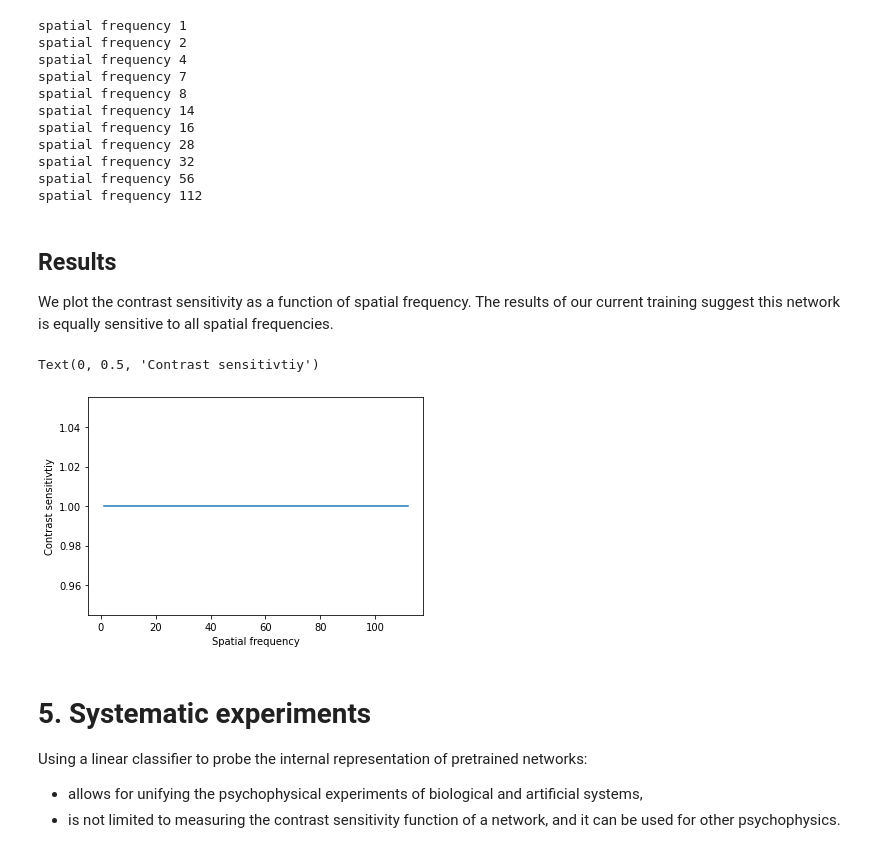
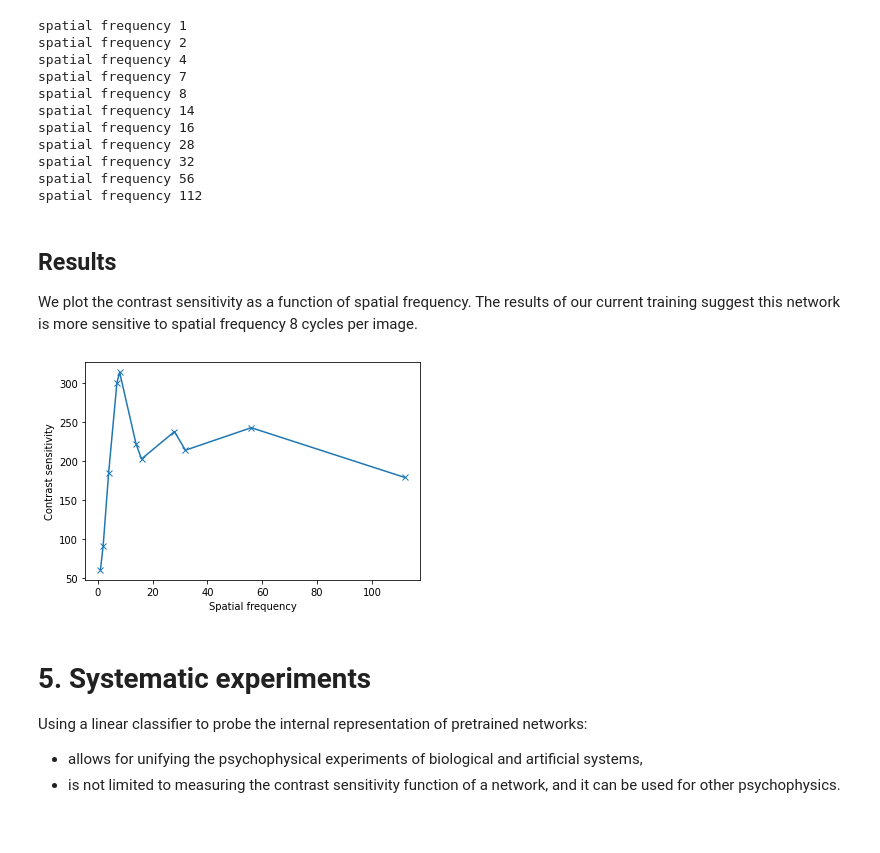
Before and after one commit to ArashAkbarinia/mbb, a Jupyter notebook: notebooks/linear_classifier_probe.ipynb, the cells around one changed output. Saved outputs shown, nothing was run; the diff lists cells and outputs as text; code cells hidden in the pictures.

```diff
--- a/notebooks/linear_classifier_probe.ipynb
+++ b/notebooks/linear_classifier_probe.ipynb
@@ -298,27 +314,25 @@ class LinearProbe(torch.nn.Module):
 
         if pretrained is None:
             pretrained = models.resnet50(weights=models.ResNet50_Weights.IMAGENET1K_V1).to(device)
-            pretrained = torch.nn.Sequential(*list(pretrained.children())[:5])
+            pretrained = torch.nn.Sequential(*list(pretrained.children())[:6])
+            pretrained.eval()
 
         self.feature_extractor = pretrained
         for p in self.feature_extractor.parameters():
             p.requires_grad = False
 
-        self.pool = torch.nn.AdaptiveAvgPool2d((1, 1))
-        feature_size = 256
-        self.fc = torch.nn.Linear(2 * feature_size, 1)
+        feature_size = 512 * 28 * 28
+        self.fc = torch.nn.Linear(2 * feature_size, 2)
 
     def forward(self, x1, x2):
         x1 = self.feature_extractor(x1)
-        x1 = self.pool(x1)
         x1 = torch.flatten(x1, start_dim=1)
 
         x2 = self.feature_extractor(x2)
-        x2 = self.pool(x2)
         x2 = torch.flatten(x2, start_dim=1)
 
         x = torch.cat([x1, x2], dim=1)
-        return self.fc(x).squeeze()
+        return self.fc(x)
 # %% [markdown]
 # 3. Training
 # %%
@@ -372,7 +399,7 @@ optimizer = torch.optim.SGD(
 )
 
 # doing epoch
-criterion = torch.nn.BCEWithLogitsLoss().to(device)
+criterion = torch.nn.CrossEntropyLoss().to(device)
 epochs = 10
 initial_epoch = 0
 train_logs = {'acc': [], 'loss': []}
@@ -433,11 +460,10 @@ def _sensitivity_sf(model, sf):
     """Computing the psychometric function for given spatial frequency."""
     low = 0
     high = 1
-    mid = (low +  high) / 2
+    mid = (low + high) / 2
 
     res_sf = []
     attempt_i = 0
-    psf = {'acc': [], 'contrast': []}
 
     # th=0.749 because test samples are 16, 12 correct equals 0.75 and test stops
     th = 0.749
@@ -448,9 +474,7 @@ def _sensitivity_sf(model, sf):
         )
 
         val_log = epoch_loop(model, db_loader, criterion, None)
-        accuracy = np.mean(val_log[0])
-        psf['acc'].append(accuracy)
-        psf['contrast'].append(int(mid * 1000))
+        accuracy = np.mean(val_log[0]) / 100
         res_sf.append(np.array([sf, accuracy, mid]))
         new_low, new_mid, new_high = midpoint(accuracy, low, mid, high, th=th)
         if new_mid is None or attempt_i == 20:
@@ -458,7 +482,7 @@ def _sensitivity_sf(model, sf):
         else:
             low, mid, high = new_low, new_mid, new_high
         attempt_i += 1
-    return psf, res_sf
+    return res_sf
 # %%
 # spatial frequencies
 sfs = [i for i in range(1, int(target_size / 2) + 1) if target_size % i == 0]
@@ -466,7 +490,7 @@ sfs = [i for i in range(1, int(target_size / 2) + 1) if target_size % i == 0]
 sensitivities = []
 for i in range(len(sfs)):
     print('spatial frequency', sfs[i])
-    psf_i, res_i = _sensitivity_sf(linear_probe, sfs[i])
+    res_i = _sensitivity_sf(linear_probe, sfs[i])
     sensitivities.append(1 / res_i[-1][-1])
 # %% [output]
 spatial frequency 1
@@ -483,14 +507,14 @@ spatial frequency 112
 # %% [markdown]
 ## Results
 
-We plot the contrast sensitivity as a function of spatial frequency. The results of our current training suggest this network is equally sensitive to all spatial frequencies.
+We plot the contrast sensitivity as a function of spatial frequency. The results of our current training suggest this network is more sensitive to spatial frequency 8 cycles per image.
 # %%
-plt.plot(sfs, sensitivities)
+plt.plot(sfs, sensitivities, '-x')
 plt.xlabel("Spatial frequency")
 plt.ylabel("Contrast sensitivity")
+plt.show()
 # %% [output]
-Text(0, 0.5, 'Contrast sensitivtiy')
-[figure, old version]
+[figure, new version]
 # %% [markdown]
 # 5. Systematic experiments
 
```
Also changed, not shown: parts of 13 cells of this notebook.
